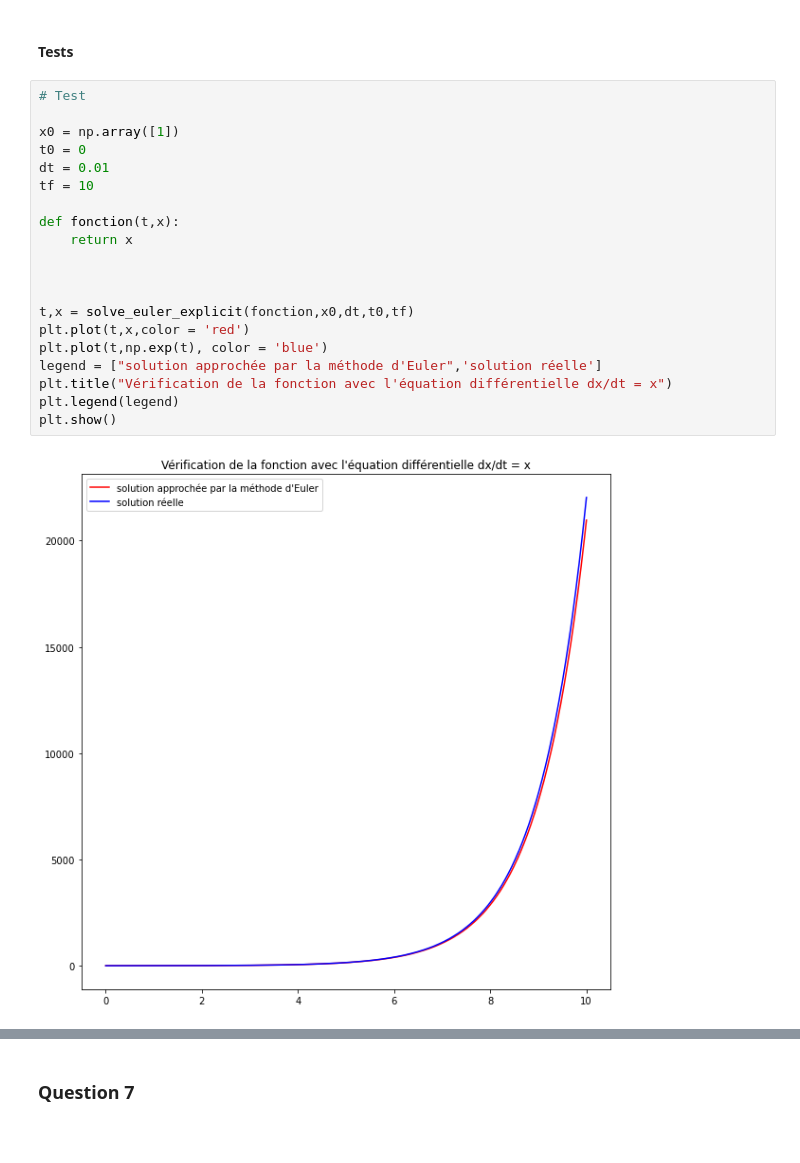
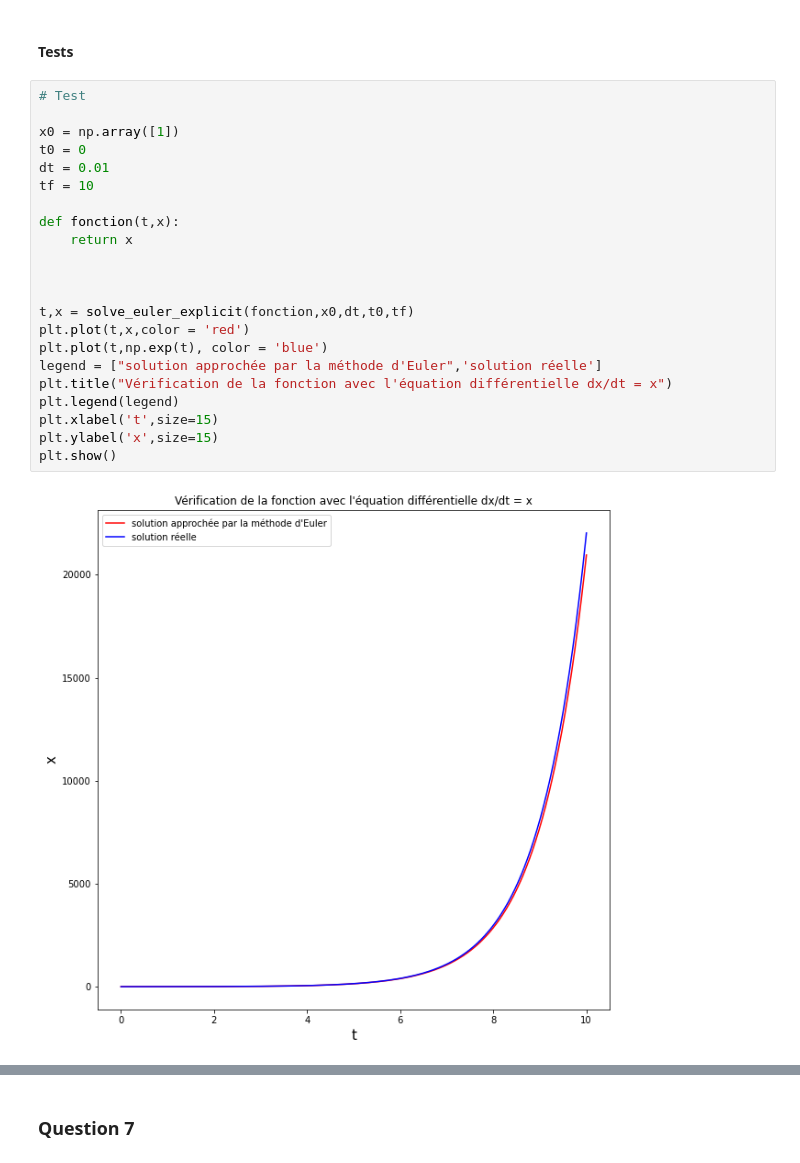
Before and after one commit to adrienmignot/projet_maths_info_chloevogeeeeeeeeeeeel, a Jupyter notebook: Projet_maths_info_2.ipynb, the cells around one changed output, grey strips where cells are left out. Drawn from its saved outputs; the diff is of its cells as text.

```diff
--- a/Projet_maths_info_2.ipynb
+++ b/Projet_maths_info_2.ipynb
@@ -343,25 +346,27 @@ def solve_euler_explicit(f,x0,dt,t0,tf):
 # %%
 # Test
 
 x0 = np.array([1])
 t0 = 0
 dt = 0.01
 tf = 10
 
 def fonction(t,x):
     return x
 
 
 
 t,x = solve_euler_explicit(fonction,x0,dt,t0,tf)
 plt.plot(t,x,color = 'red')
 plt.plot(t,np.exp(t), color = 'blue')
 legend = ["solution approchée par la méthode d'Euler",'solution réelle']
 plt.title("Vérification de la fonction avec l'équation différentielle dx/dt = x")
 plt.legend(legend)
+plt.xlabel('t',size=15)
+plt.ylabel('x',size=15)
 plt.show()
 # %% [output]
-[figure, old version]
+[figure, new version]
 # %%
 # Test
 
```
Also changed, not shown: parts of 21 cells of this notebook.
